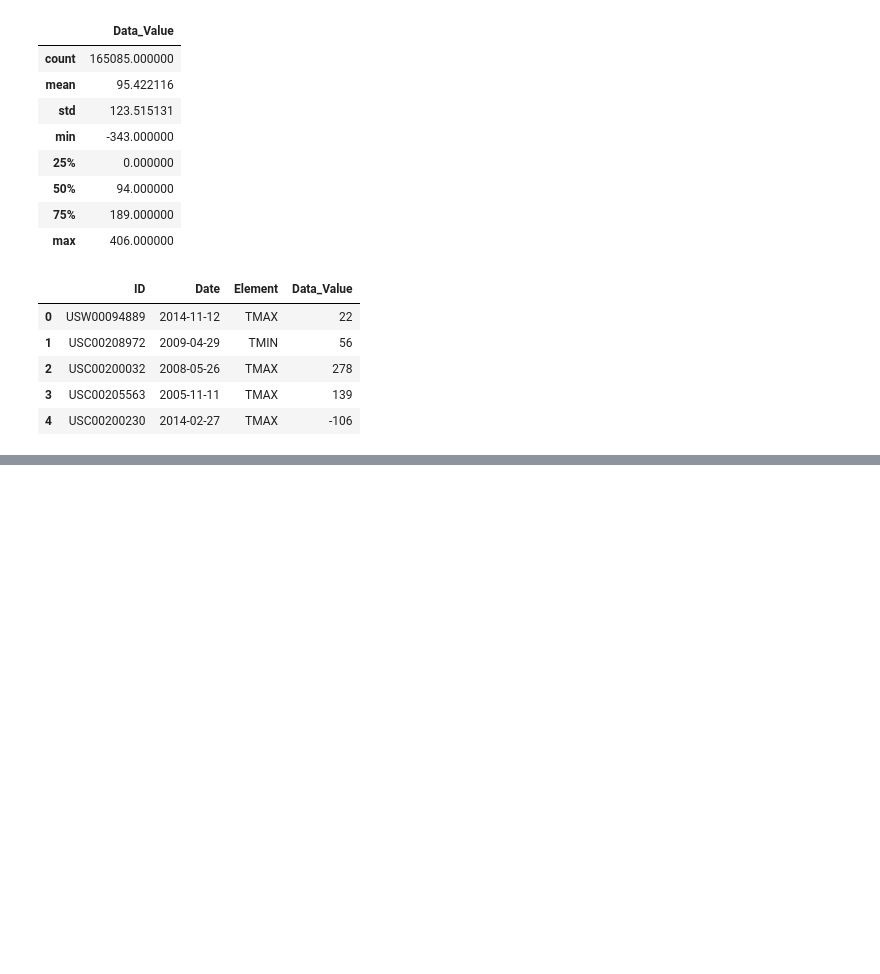
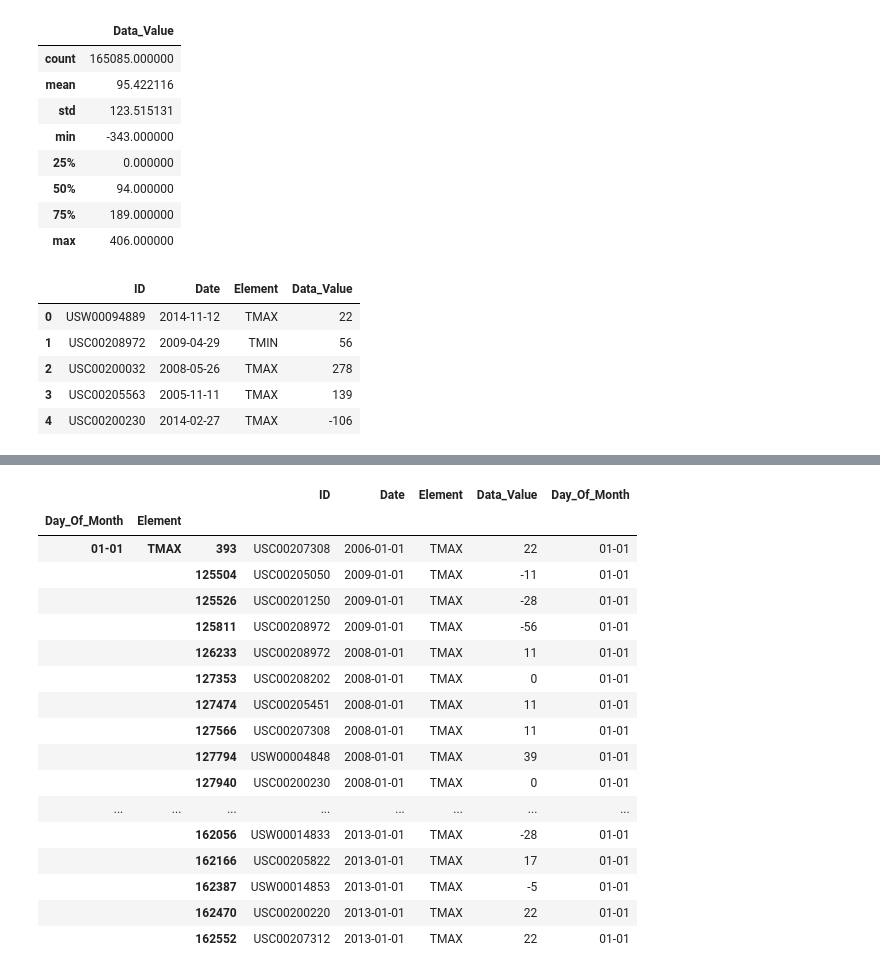
Before and after one commit to clawall/applied-plotting-charting-data-representation-in-python, a Jupyter notebook: Assignment2.ipynb, the cells around one changed output, grey strips where cells are left out. Drawn from its saved outputs; the diff is of its cells as text; code cells hidden in the pictures; blank space fills up the shorter version.

```diff
--- a/Assignment2.ipynb
+++ b/Assignment2.ipynb
@@ -112,0 +112,23 @@ df.sort_values(by ='Day_Of_Month').head()
+# %%
+gdf = df.groupby(['Day_Of_Month', 'Element'])
+
+gdf.apply(lambda _df: _df.sort_values(by=['Day_Of_Month'])).head(n=60)
+# %% [output]
+|  |  |  | ID | Date | Element | Data_Value | Day_Of_Month |
+| Day_Of_Month | Element |  |  |  |  |  |  |
+| 01-01 | TMAX | 393 | USC00207308 | 2006-01-01 | TMAX | 22 | 01-01 |
+|  |  | 125504 | USC00205050 | 2009-01-01 | TMAX | -11 | 01-01 |
+|  |  | 125526 | USC00201250 | 2009-01-01 | TMAX | -28 | 01-01 |
+|  |  | 125811 | USC00208972 | 2009-01-01 | TMAX | -56 | 01-01 |
+|  |  | 126233 | USC00208972 | 2008-01-01 | TMAX | 11 | 01-01 |
+|  |  | 127353 | USC00208202 | 2008-01-01 | TMAX | 0 | 01-01 |
+|  |  | 127474 | USC00205451 | 2008-01-01 | TMAX | 11 | 01-01 |
+|  |  | 127566 | USC00207308 | 2008-01-01 | TMAX | 11 | 01-01 |
+|  |  | 127794 | USW00004848 | 2008-01-01 | TMAX | 39 | 01-01 |
+|  |  | 127940 | USC00200230 | 2008-01-01 | TMAX | 0 | 01-01 |
+| ... | ... | ... | ... | ... | ... | ... | ... |
+|  |  | 162056 | USW00014833 | 2013-01-01 | TMAX | -28 | 01-01 |
+|  |  | 162166 | USC00205822 | 2013-01-01 | TMAX | 17 | 01-01 |
+|  |  | 162387 | USW00014853 | 2013-01-01 | TMAX | -5 | 01-01 |
+|  |  | 162470 | USC00200220 | 2013-01-01 | TMAX | 22 | 01-01 |
+|  |  | 162552 | USC00207312 | 2013-01-01 | TMAX | 22 | 01-01 |
```
Also changed, not shown: parts of 7 cells of this notebook, 1 other file.
